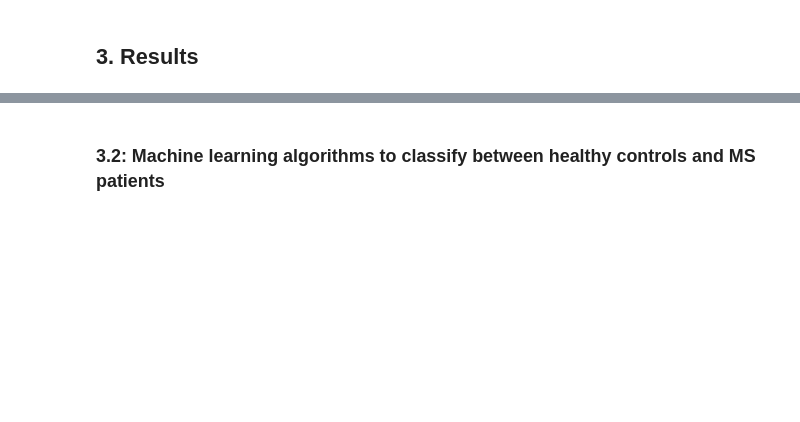
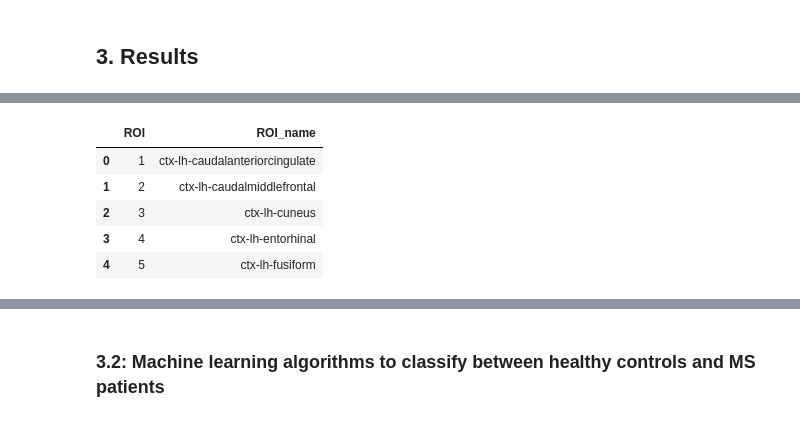
Before and after one commit to FrancescVP/Capstone_Project, a Jupyter notebook: TFM_final.ipynb, the cells around one changed output, grey strips where cells are left out. Drawn from its saved outputs; the diff is of its cells as text; code cells hidden in the pictures; blank space fills up the shorter version.

```diff
--- a/TFM_final.ipynb
+++ b/TFM_final.ipynb
@@ -413,6 +393,15 @@ text_position.columns = ["x", "y"]
 # %%
+#Parcellation scheme
 names = pd.read_csv("fs_default.txt", sep=",", header=None)
-names[1] = names[1].apply(str.strip).apply(modify_names)
-positions_text = pd.concat([text_position, names], axis=1)
-positions_text.columns = ["x", "y", "ROI", "name"]
-positions_text["angle"] = angles
+rois = names[1].tolist() #nodes_list
+names[1] = names[1].apply(str.strip)
+names.columns = ["ROI", "ROI_name"]
+#names["ROI2_name"] = names["ROI1_name"]
+names.head()
+# %% [output]
+|  | ROI | ROI_name |
+| 0 | 1 | ctx-lh-caudalanteriorcingulate |
+| 1 | 2 | ctx-lh-caudalmiddlefrontal |
+| 2 | 3 | ctx-lh-cuneus |
+| 3 | 4 | ctx-lh-entorhinal |
+| 4 | 5 | ctx-lh-fusiform |
```
Also changed, not shown: parts of 34 cells of this notebook.
